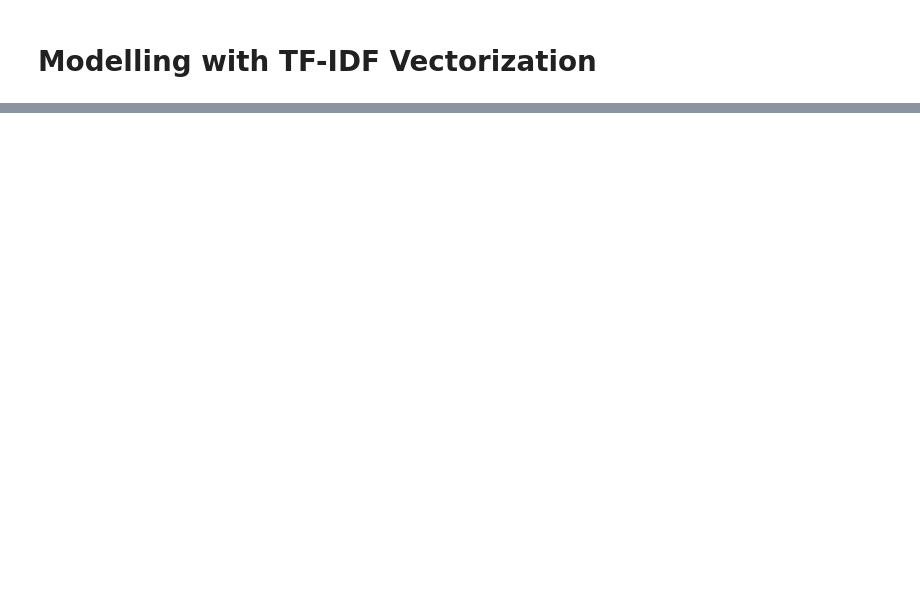
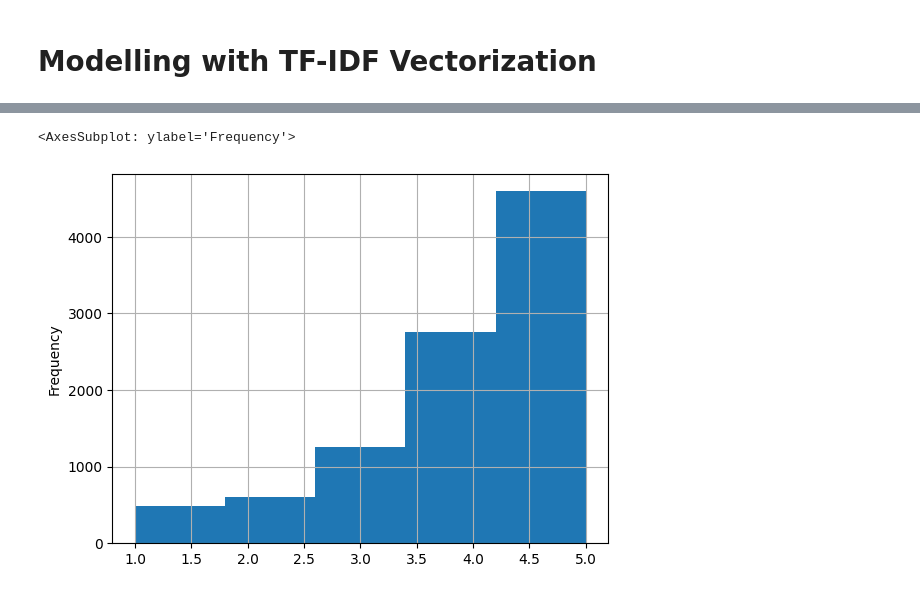
Before and after one commit to anagarlau/yelp-rating-predictor, a Jupyter notebook: 2_text_preprocessing/TF-IDF_Modelling.ipynb, the cells around one changed output, grey strips where cells are left out. Cells and saved outputs as stored; diff of their text form; code cells hidden in the pictures; blank space fills up the shorter version.

```diff
--- a/2_text_preprocessing/TF-IDF_Modelling.ipynb
+++ b/2_text_preprocessing/TF-IDF_Modelling.ipynb
@@ -53,0 +55,5 @@ print(X_tfidf)
+# %%
+yelp['Rating'].plot.hist(grid=True, bins=5)
+# %% [output]
+<AxesSubplot: ylabel='Frequency'>
+[figure, added]
```
Also changed, not shown: parts of 24 cells of this notebook.
